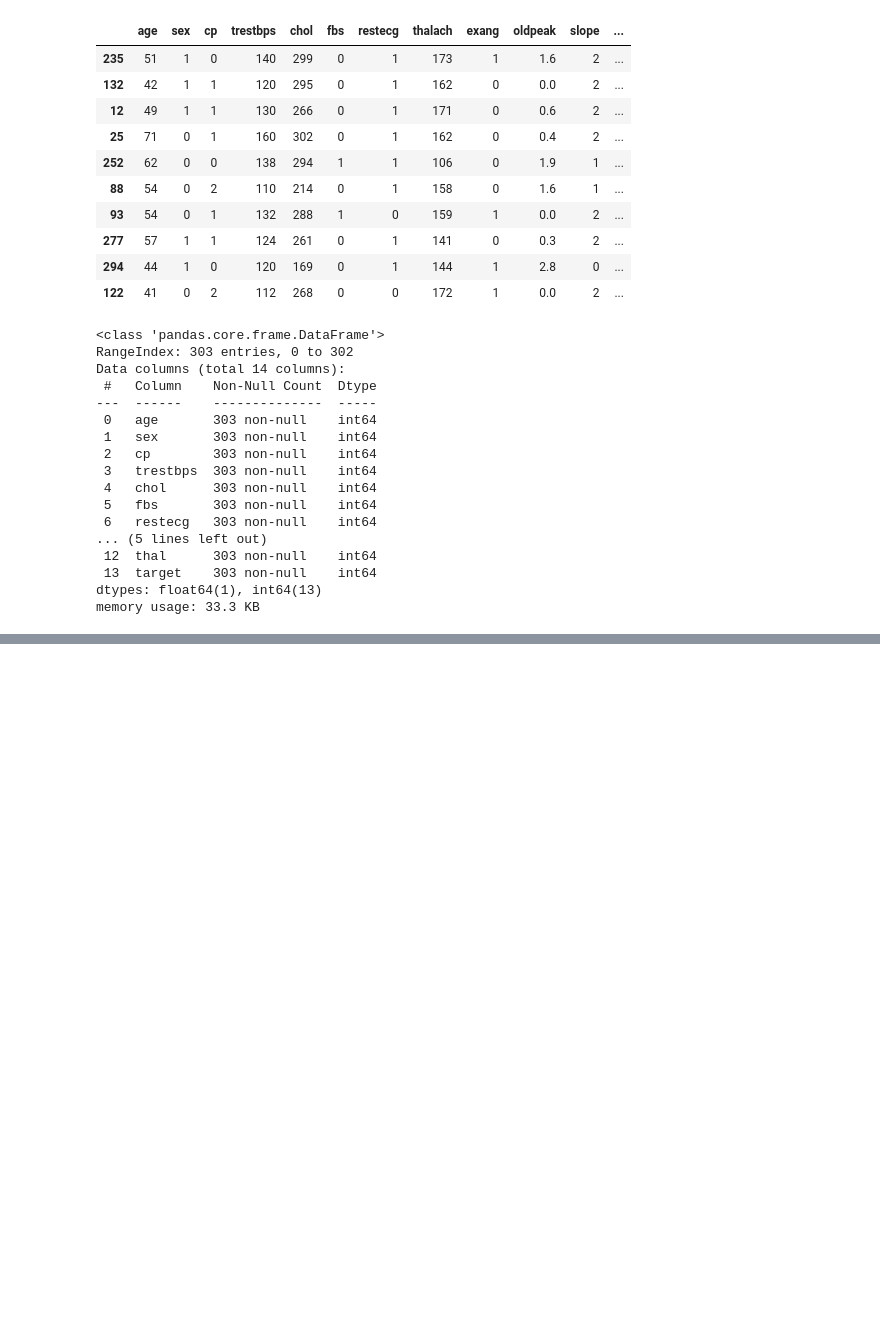
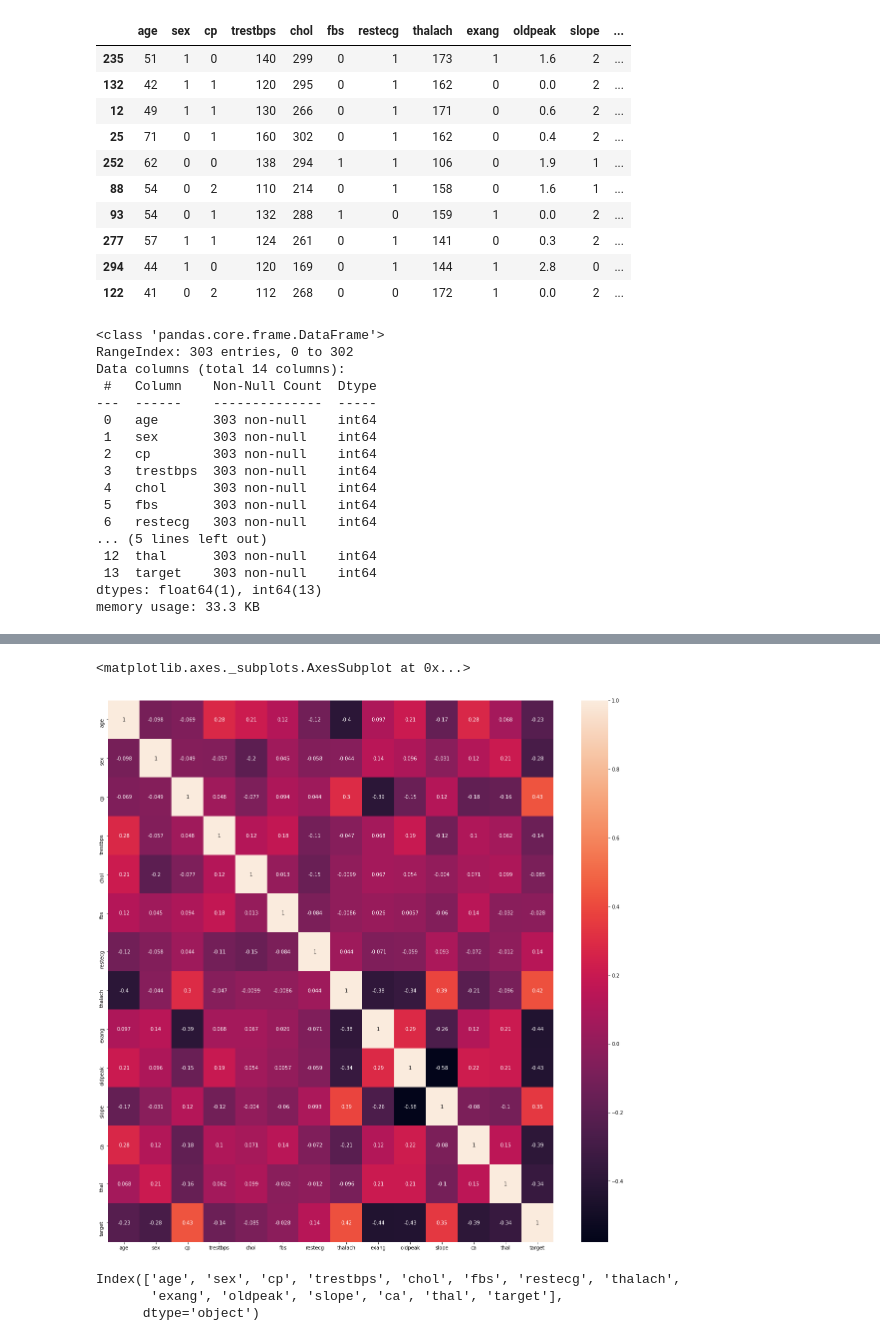
Before and after one commit to soumyadeep28/Data-Science, a Jupyter notebook: Internship_Mock_Projects/Projects/Heart_Disease/Heart Disease Prediction.ipynb, the cells around one changed output, grey strips where cells are left out. Drawn from its saved outputs; the diff is of its cells as text; code cells hidden in the pictures; blank space fills up the shorter version.

```diff
--- a/Internship_Mock_Projects/Projects/Heart_Disease/Heart Disease Prediction.ipynb
+++ b/Internship_Mock_Projects/Projects/Heart_Disease/Heart Disease Prediction.ipynb
@@ -51,0 +105,15 @@ memory usage: 33.3 KB
+# %%
+corr = data.corr()
+corr_index = corr.index
+plt.figure(figsize=(20,20))
+#Plot a histogram in the graph
+sns.heatmap(data[corr_index].corr() ,annot=True)
+# %% [output]
+<matplotlib.axes._subplots.AxesSubplot at 0x...>
+[figure, added]
+# %%
+corr_index
+# %% [output]
+Index(['age', 'sex', 'cp', 'trestbps', 'chol', 'fbs', 'restecg', 'thalach',
+       'exang', 'oldpeak', 'slope', 'ca', 'thal', 'target'],
+      dtype='object')
```
Also changed, not shown: parts of 28 cells of this notebook.
